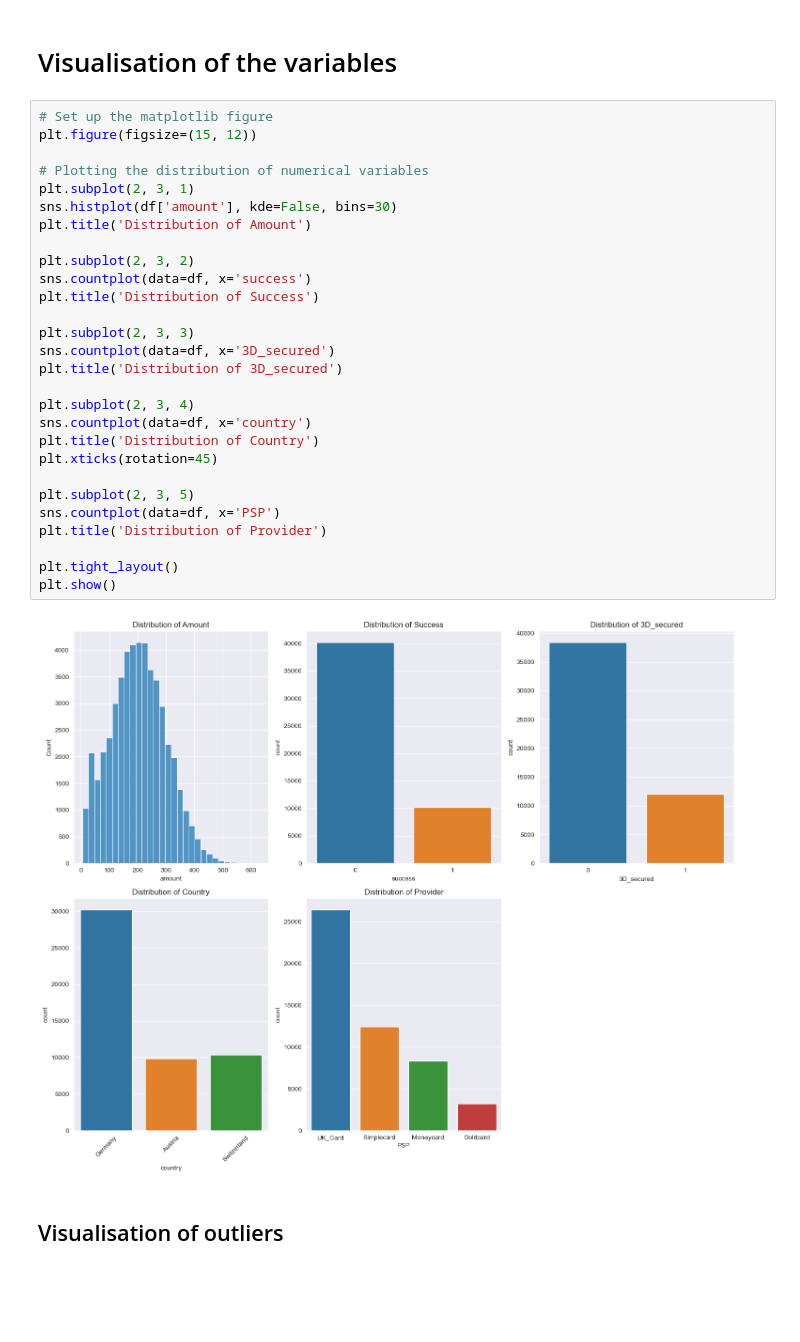
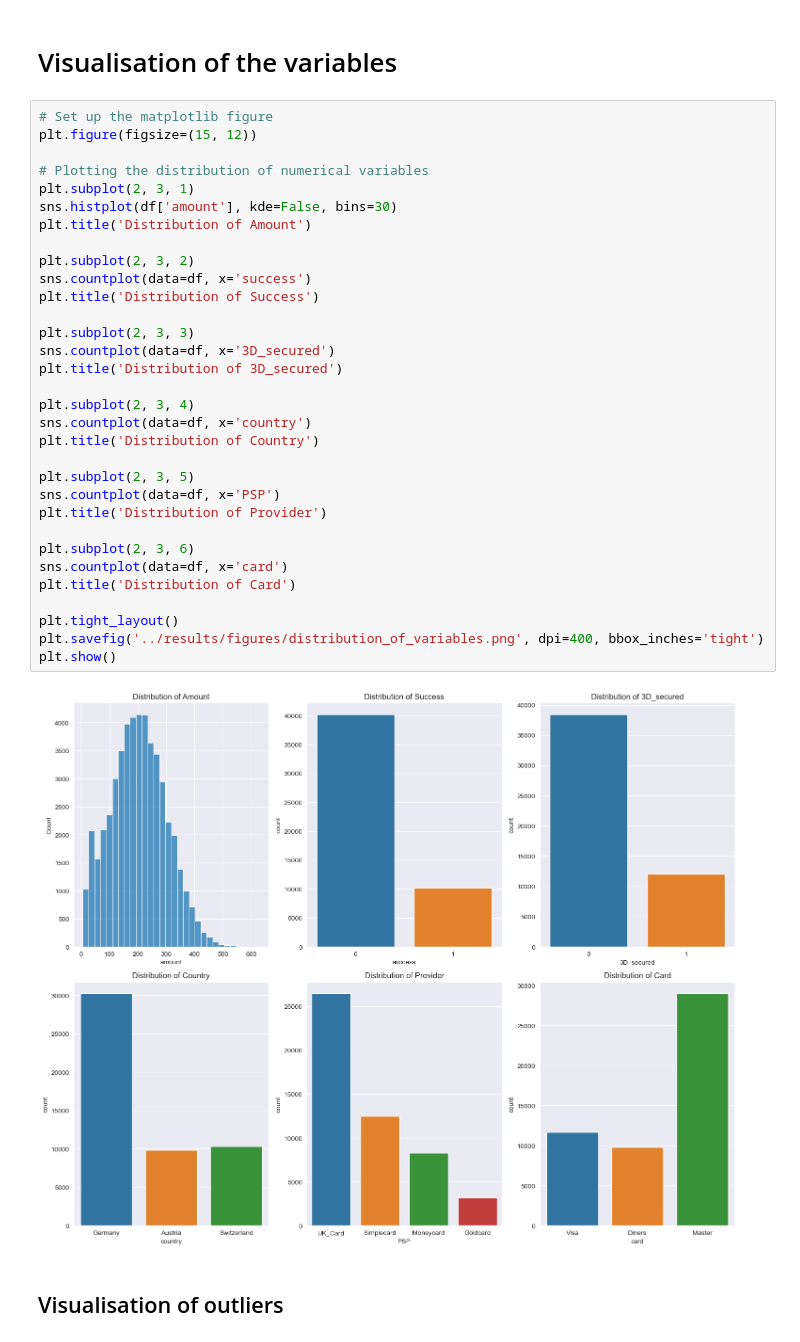
Before and after one commit to christopheress/model_engineering_creditdata, a Jupyter notebook: code/1_exploratory_data_analysis.ipynb, the cells around one changed output. Cells and saved outputs as stored; diff of their text form; blank space fills up the shorter version.

```diff
--- a/code/1_exploratory_data_analysis.ipynb
+++ b/code/1_exploratory_data_analysis.ipynb
@@ -76,33 +78,37 @@ df.describe()
 # %%
 # Set up the matplotlib figure
 plt.figure(figsize=(15, 12))
 
 # Plotting the distribution of numerical variables
 plt.subplot(2, 3, 1)
 sns.histplot(df['amount'], kde=False, bins=30)
 plt.title('Distribution of Amount')
 
 plt.subplot(2, 3, 2)
 sns.countplot(data=df, x='success')
 plt.title('Distribution of Success')
 
 plt.subplot(2, 3, 3)
 sns.countplot(data=df, x='3D_secured')
 plt.title('Distribution of 3D_secured')
 
 plt.subplot(2, 3, 4)
 sns.countplot(data=df, x='country')
 plt.title('Distribution of Country')
-plt.xticks(rotation=45)
 
 plt.subplot(2, 3, 5)
 sns.countplot(data=df, x='PSP')
 plt.title('Distribution of Provider')
 
+plt.subplot(2, 3, 6)
+sns.countplot(data=df, x='card')
+plt.title('Distribution of Card')
+
 plt.tight_layout()
+plt.savefig('../results/figures/distribution_of_variables.png', dpi=400, bbox_inches='tight')
 plt.show()
 # %% [output]
-[figure, old version]
+[figure, new version]
 # %% [markdown]
 ## Visualisation of outliers
 # %%
```
Also changed, not shown: parts of 10 cells of this notebook, 13 other files.
